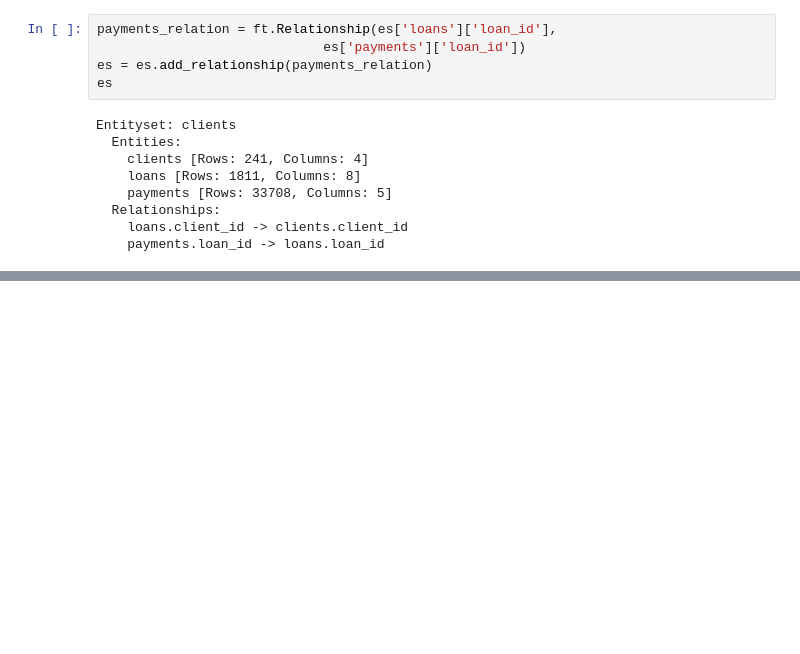
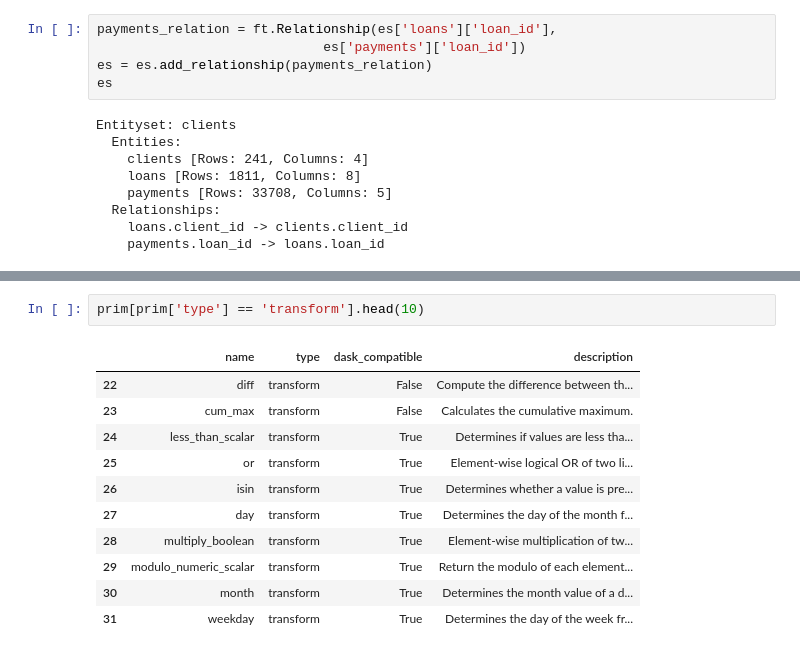
Before and after one commit to sidhant-guliani/Feature_engineering, a Jupyter notebook: feature_engineering_p2.ipynb, the cells around one changed output, grey strips where cells are left out. Drawn from its saved outputs; the diff is of its cells as text; blank space fills up the shorter version.

```diff
--- a/feature_engineering_p2.ipynb
+++ b/feature_engineering_p2.ipynb
@@ -178,0 +220,14 @@ Index(['payment_id', 'loan_id', 'payment_amount', 'payment_date', 'missed'], dty
+# %%
+prim[prim['type'] == 'transform'].head(10)
+# %% [output]
+|  | name | type | dask_compatible | description |
+| 22 | diff | transform | False | Compute the difference between th... |
+| 23 | cum_max | transform | False | Calculates the cumulative maximum. |
+| 24 | less_than_scalar | transform | True | Determines if values are less tha... |
+| 25 | or | transform | True | Element-wise logical OR of two li... |
+| 26 | isin | transform | True | Determines whether a value is pre... |
+| 27 | day | transform | True | Determines the day of the month f... |
+| 28 | multiply_boolean | transform | True | Element-wise multiplication of tw... |
+| 29 | modulo_numeric_scalar | transform | True | Return the modulo of each element... |
+| 30 | month | transform | True | Determines the month value of a d... |
+| 31 | weekday | transform | True | Determines the day of the week fr... |
```
Also changed, not shown: parts of 18 cells of this notebook.
